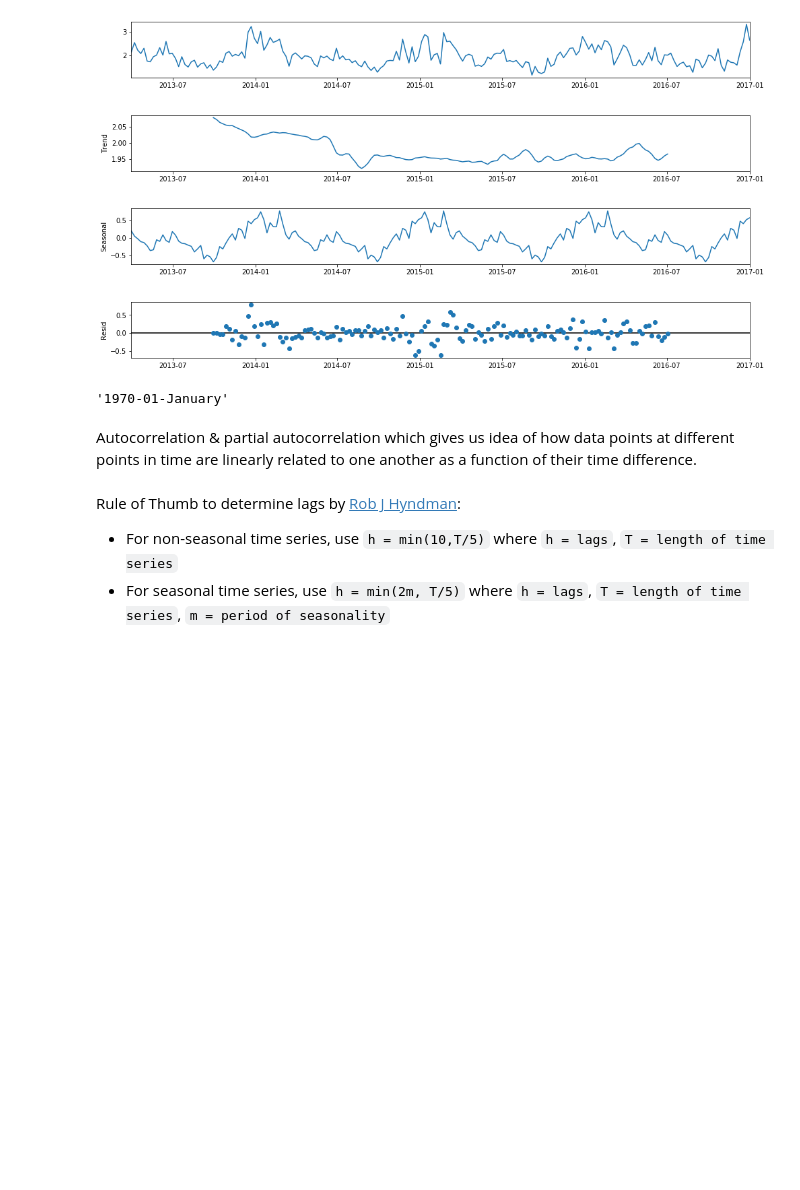
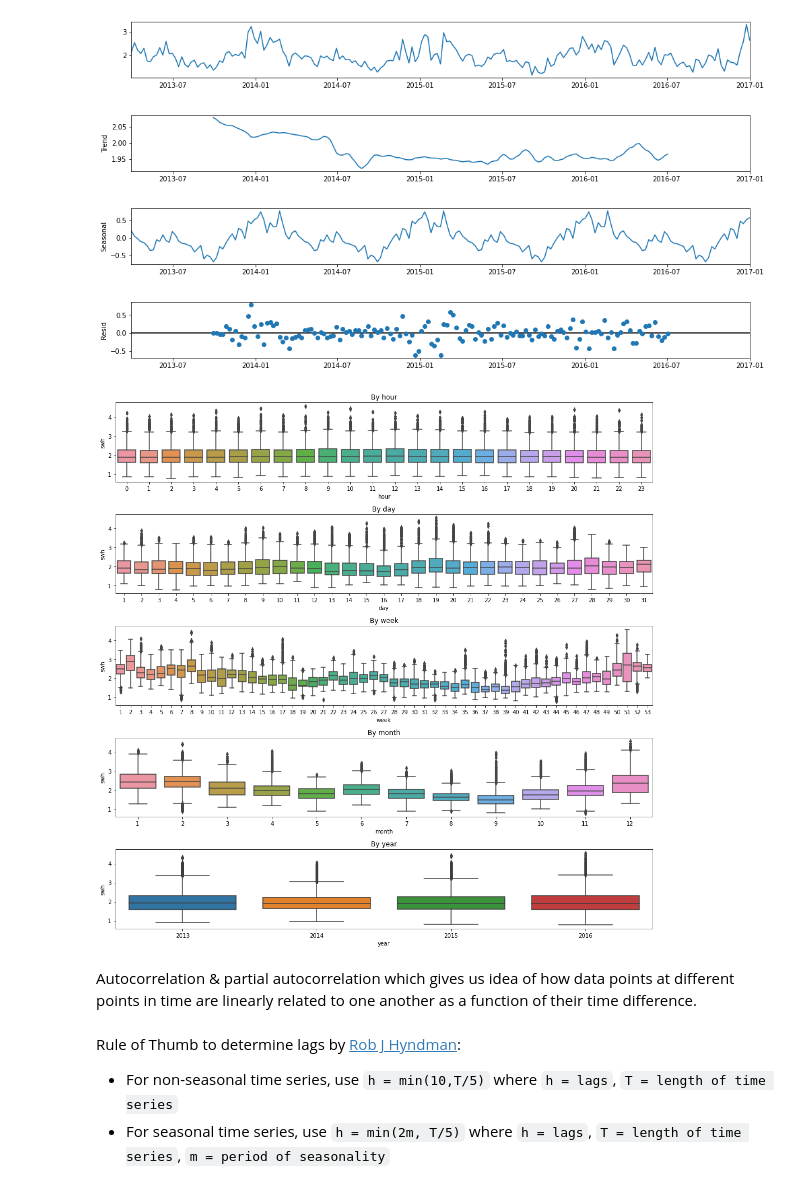
Before and after one commit to jakartaresearch/ocean-wave-prediction, a Jupyter notebook: notebook/0_eda.ipynb, the cells around one changed output. Saved outputs shown, nothing was run; the diff lists cells and outputs as text; code cells hidden in the pictures; blank space fills up the shorter version.

```diff
--- a/notebook/0_eda.ipynb
+++ b/notebook/0_eda.ipynb
@@ -268,11 +269,29 @@ fig.set_size_inches(16,8)
 plt.show()
 # %% [output]
 [figure]
-# %%
-from datetime import datetime
-datetime(1970, 1, 1).strftime('%Y-%d-%B')
-# %% [output]
-'1970-01-January'
+# %%
+# cyclinical pattern
+fig,(ax1,ax2,ax3,ax4,ax5) = plt.subplots(5,1,figsize=(14,14))
+ax1 = sns.boxplot(x=df_interpolate.date.dt.hour, y='swh', data=df_interpolate, ax=ax1)
+ax1.set_title("By hour")
+ax1.set_xlabel("hour")
+ax2 = sns.boxplot(x=df_interpolate.date.dt.day, y='swh', data=df_interpolate, ax=ax2)
+ax2.set_title("By day")
+ax2.set_xlabel("day")
+ax3 = sns.boxplot(x=df_interpolate.date.dt.week, y='swh', data=df_interpolate, ax=ax3)
+ax3.set_title("By week")
+ax3.set_xlabel("week")
+ax4 = sns.boxplot(x=df_interpolate.date.dt.month, y='swh', data=df_interpolate, ax=ax4)
+ax4.set_title("By month")
+ax4.set_xlabel("month")
+ax5 = sns.boxplot(x=df_interpolate.date.dt.year, y='swh', data=df_interpolate, ax=ax5)
+ax5.set_title("By year")
+ax5.set_xlabel("year")
+
+plt.tight_layout()
+plt.show()
+# %% [output]
+[figure, added]
 # %% [markdown]
 Autocorrelation & partial autocorrelation which gives us idea of how data points at different points in time are linearly related to one another as a function of their time difference.\
 \
```
Also changed, not shown: parts of 5 cells of this notebook.
